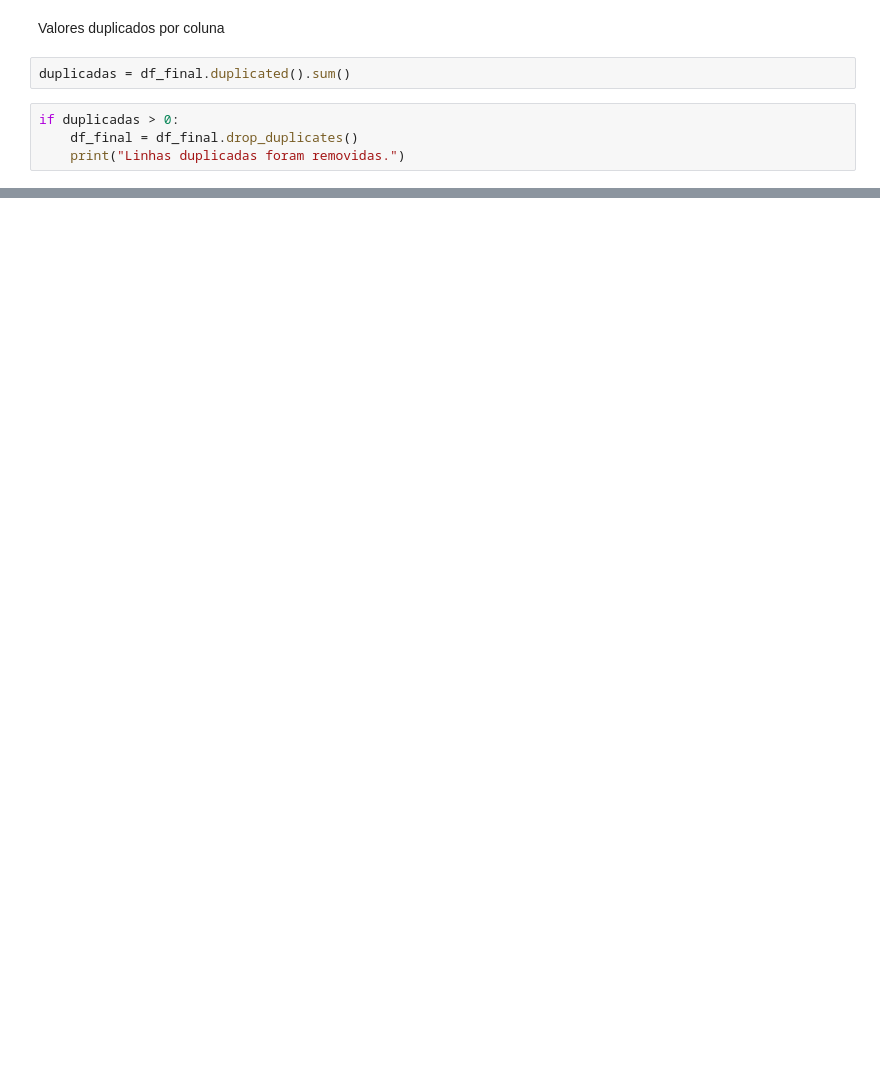
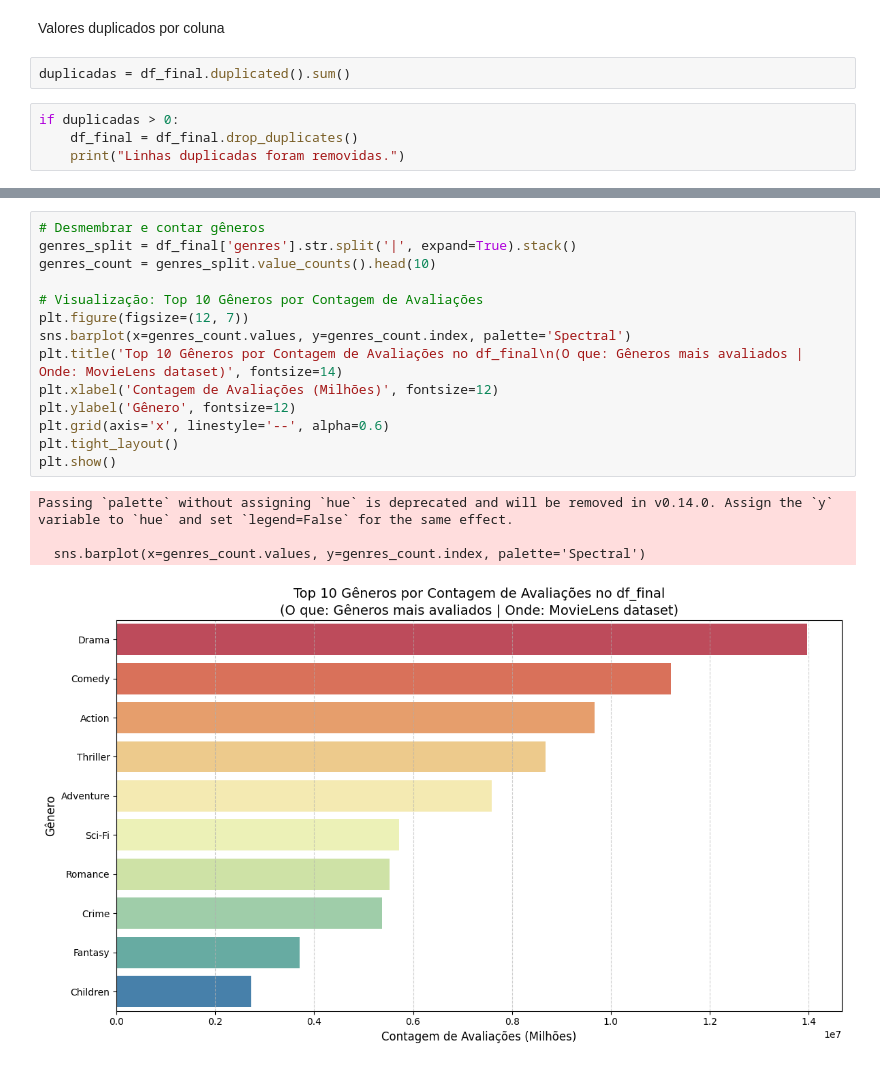
Before and after one commit to kbanaVitu/TrabalhoCienciadosDados, a Jupyter notebook: notebooks/T2/movielens.ipynb, the cells around one changed output, grey strips where cells are left out. Drawn from its saved outputs; the diff is of its cells as text; blank space fills up the shorter version.

```diff
--- a/notebooks/T2/movielens.ipynb
+++ b/notebooks/T2/movielens.ipynb
@@ -79,0 +210,19 @@ if duplicadas > 0:
+# %%
+# Desmembrar e contar gêneros
+genres_split = df_final['genres'].str.split('|', expand=True).stack()
+genres_count = genres_split.value_counts().head(10)
+
+# Visualização: Top 10 Gêneros por Contagem de Avaliações
+plt.figure(figsize=(12, 7))
+sns.barplot(x=genres_count.values, y=genres_count.index, palette='Spectral')
+plt.title('Top 10 Gêneros por Contagem de Avaliações no df_final\n(O que: Gêneros mais avaliados | Onde: MovieLens dataset)', fontsize=14)
+plt.xlabel('Contagem de Avaliações (Milhões)', fontsize=12)
+plt.ylabel('Gênero', fontsize=12)
+plt.grid(axis='x', linestyle='--', alpha=0.6)
+plt.tight_layout()
+plt.show()
+# %% [output]
+Passing `palette` without assigning `hue` is deprecated and will be removed in v0.14.0. Assign the `y` variable to `hue` and set `legend=False` for the same effect.
+
+  sns.barplot(x=genres_count.values, y=genres_count.index, palette='Spectral')
+[figure, added]
```
Also changed, not shown: parts of 31 cells of this notebook, 12 other files.
